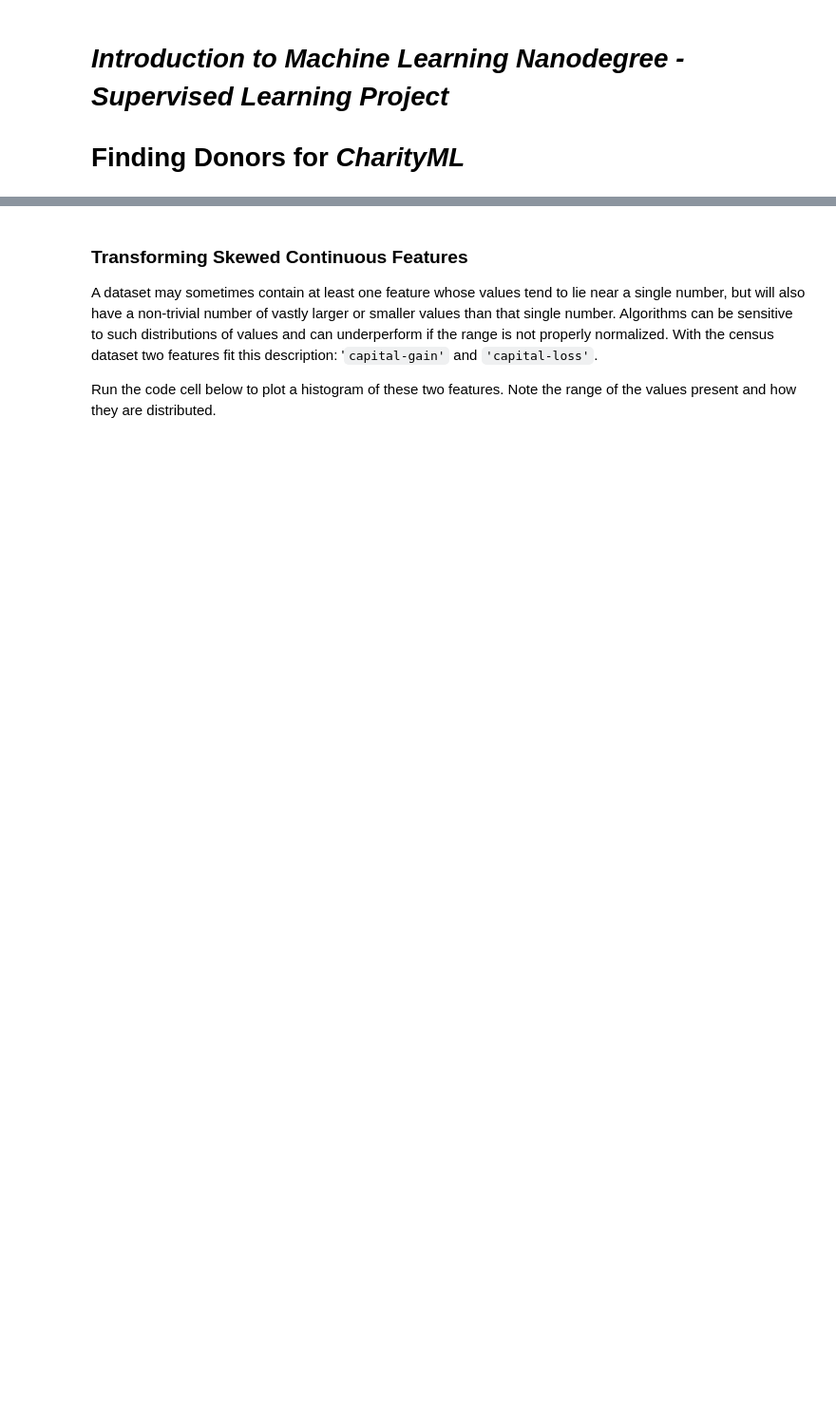
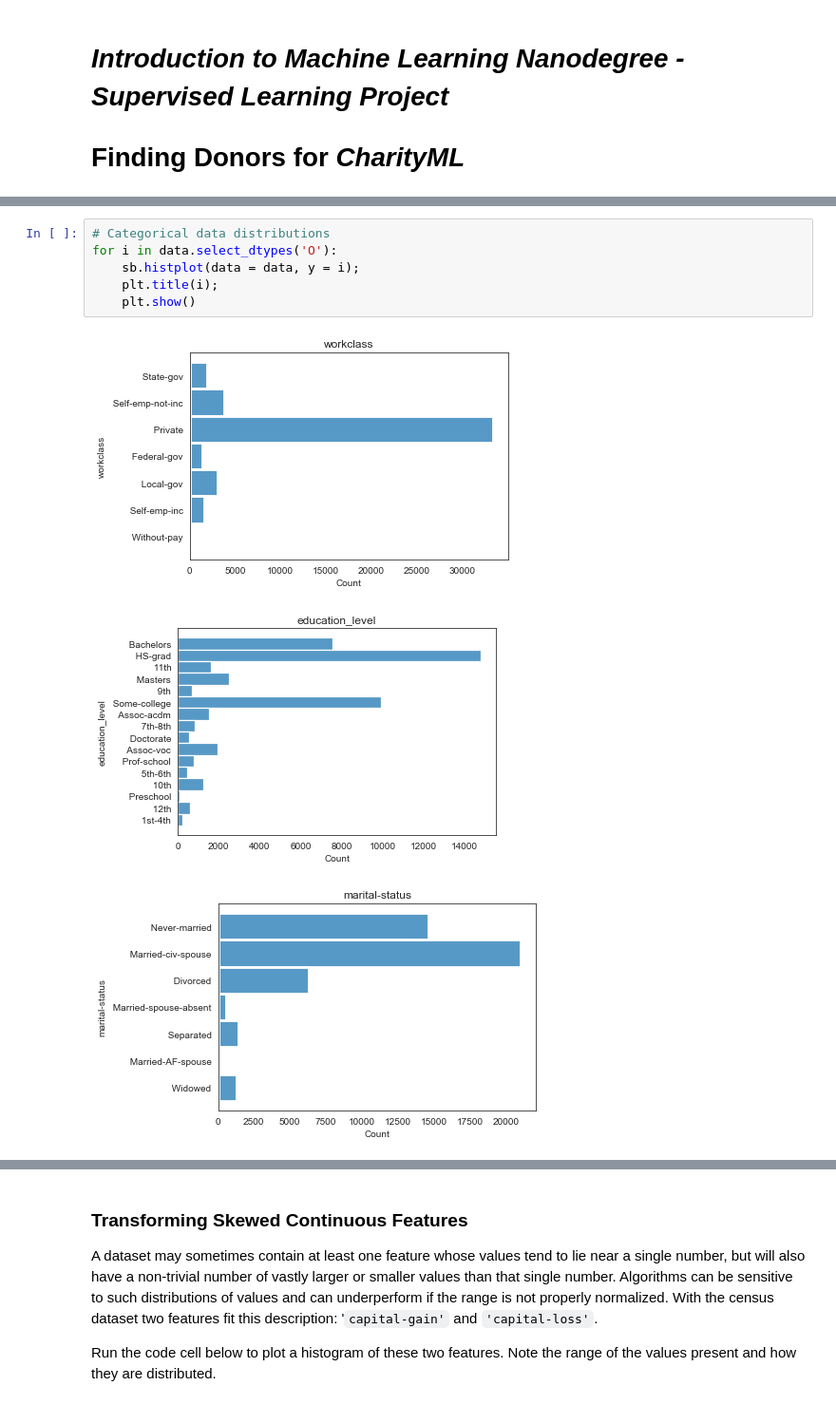
Before and after one commit to KarinWiberg/ucml_supervised_learning_project, a Jupyter notebook: finding_donors.ipynb, the cells around one changed output, grey strips where cells are left out. Shown at 95% size. Saved outputs shown, nothing was run; the diff lists cells and outputs as text; blank space fills up the shorter version.

```diff
--- a/finding_donors.ipynb
+++ b/finding_donors.ipynb
@@ -98,3 +122,13 @@ print("Percentage of individuals making more than $50,000: {}%".format(greater_p
 * **capital-loss**: continuous.
 * **hours-per-week**: continuous.
 * **native-country**: United-States, Cambodia, England, Puerto-Rico, Canada, Germany, Outlying-US(Guam-USVI-etc), India, Japan, Greece, South, China, Cuba, Iran, Honduras, Philippines, Italy, Poland, Jamaica, Vietnam, Mexico, Portugal, Ireland, France, Dominican-Republic, Laos, Ecuador, Taiwan, Haiti, Columbia, Hungary, Guatemala, Nicaragua, Scotland, Thailand, Yugoslavia, El-Salvador, Trinadad&Tobago, Peru, Hong, Holand-Netherlands.
+# %%
+# Categorical data distributions
+for i in data.select_dtypes('O'):
+    sb.histplot(data = data, y = i);
+    plt.title(i);
+    plt.show()
+# %% [output]
+[figure, added]
+[figure, added]
+[figure, added]
```
Also changed, not shown: parts of 26 cells of this notebook.
